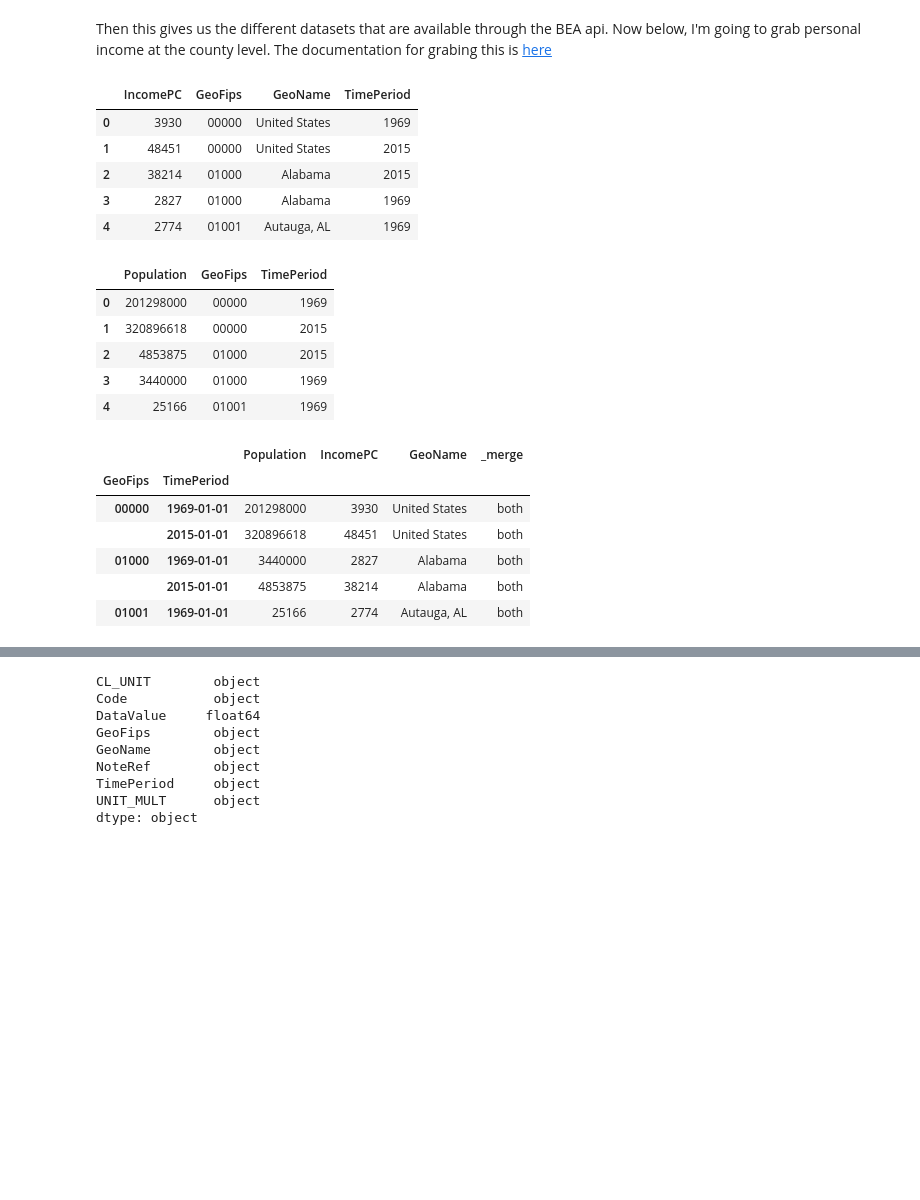
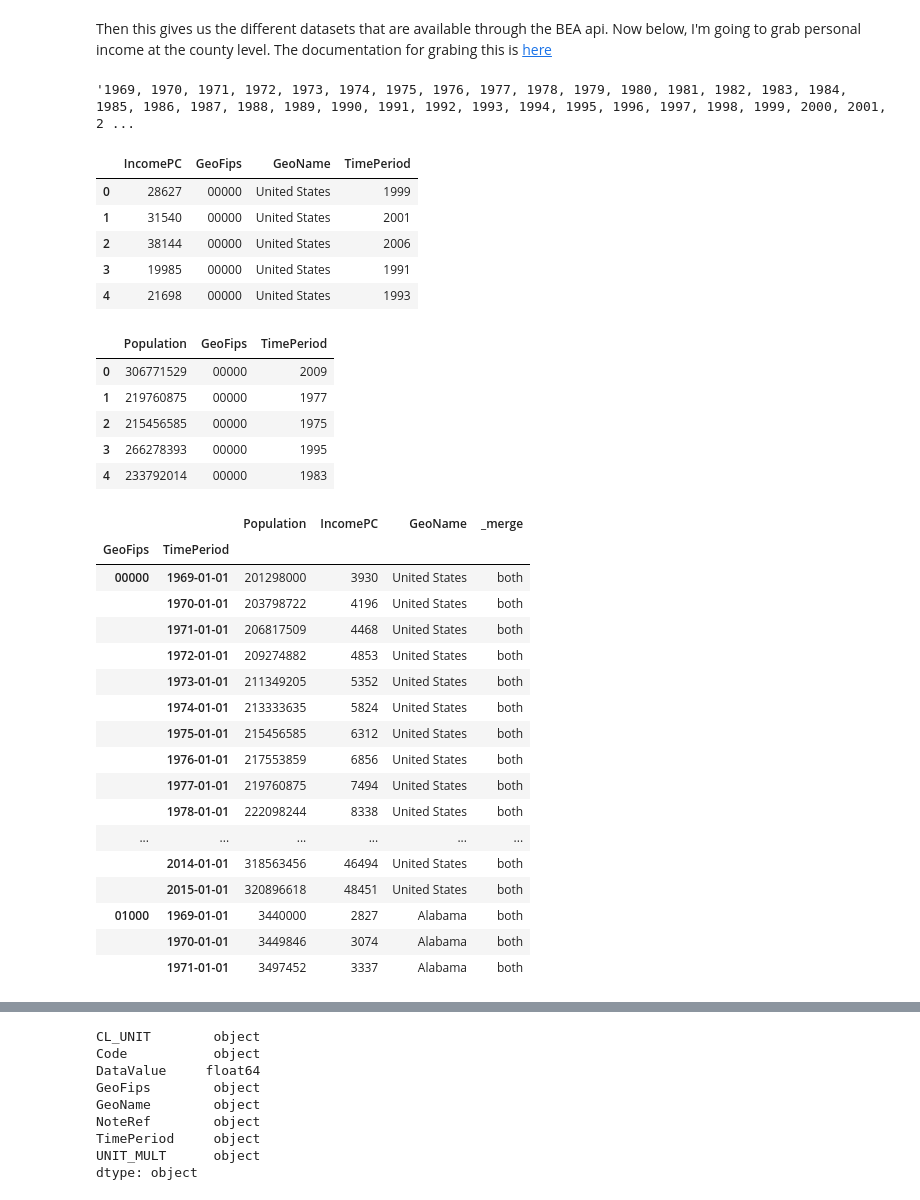
Before and after one commit to mwaugh0328/data_bootcamp_spring_2018, a Jupyter notebook: final_project/geo_bcycles_explore.ipynb, the cells around one changed output, grey strips where cells are left out. Saved outputs shown, nothing was run; the diff lists cells and outputs as text; code cells hidden in the pictures; blank space fills up the shorter version.

Commit message:
all years for bea

```diff
--- a/final_project/geo_bcycles_explore.ipynb
+++ b/final_project/geo_bcycles_explore.ipynb
@@ -54,6 +54,17 @@ df
 | 13 | Metadata about other API datasets | APIDatasetMetaData |
 # %% [markdown]
 Then this gives us the different datasets that are available through the BEA api. Now below, I'm going to grab personal income at the county level. The documentation for grabing this is [here](https://www.bea.gov/API/bea_web_service_api_user_guide.htm)
+# %%
+years = range(1969,2016)
+years = list(years)
+
+years = "".join(str(years))
+
+years = years[1:-1]
+# %%
+years
+# %% [output]
+'1969, 1970, 1971, 1972, 1973, 1974, 1975, 1976, 1977, 1978, 1979, 1980, 1981, 1982, 1983, 1984, 1985, 1986, 1987, 1988, 1989, 1990, 1991, 1992, 1993, 1994, 1995, 1996, 1997, 1998, 1999, 2000, 2001, 2 ...
 # %%
 my_key = "https://bea.gov/api/data?&UserID=6BF79D8C-8042-4196-88DC-0E0C55B0C3B6&method=GetData&"
 
@@ -63,7 +74,7 @@ table_and_line_income = "TableName=CA1&LineCode=3&"
 
 table_and_line_population = "TableName=CA1&LineCode=2&"
 
-year = "Year=1969,2015&"
+year = "Year=" + years + "&"
 
 location = "GeoFips=COUNTY&"
 
@@ -84,11 +95,11 @@ df_income.rename(columns={"DataValue":"IncomePC"}, inplace=True)
 df_income.head()
 # %% [output]
 |  | IncomePC | GeoFips | GeoName | TimePeriod |
-| 0 | 3930 | 00000 | United States | 1969 |
-| 1 | 48451 | 00000 | United States | 2015 |
-| 2 | 38214 | 01000 | Alabama | 2015 |
-| 3 | 2827 | 01000 | Alabama | 1969 |
-| 4 | 2774 | 01001 | Autauga, AL | 1969 |
+| 0 | 28627 | 00000 | United States | 1999 |
+| 1 | 31540 | 00000 | United States | 2001 |
+| 2 | 38144 | 00000 | United States | 2006 |
+| 3 | 19985 | 00000 | United States | 1991 |
+| 4 | 21698 | 00000 | United States | 1993 |
 # %%
 API_URL = my_key + data_set + table_and_line_population + year + location + form
 
@@ -105,11 +116,11 @@ population.rename(columns={"DataValue":"Population"}, inplace=True)
 population.head()
 # %% [output]
 |  | Population | GeoFips | TimePeriod |
-| 0 | 201298000 | 00000 | 1969 |
-| 1 | 320896618 | 00000 | 2015 |
-| 2 | 4853875 | 01000 | 2015 |
-| 3 | 3440000 | 01000 | 1969 |
-| 4 | 25166 | 01001 | 1969 |
+| 0 | 306771529 | 00000 | 2009 |
+| 1 | 219760875 | 00000 | 1977 |
+| 2 | 215456585 | 00000 | 1975 |
+| 3 | 266278393 | 00000 | 1995 |
+| 4 | 233792014 | 00000 | 1983 |
 # %%
 combo = pd.merge(population, df_income,   # left df, right df
                  how='inner',      # Try the different options, inner, outer, left, right...what happens.
@@ -124,12 +135,23 @@ combo.set_index(["GeoFips","TimePeriod"],inplace = True)
 # %%
 combo.sort_index(level="GeoFips", inplace = True)
 # %%
-combo.head()
+combo.head(50)
 # %% [output]
 |  |  | Population | IncomePC | GeoName | _merge |
 | GeoFips | TimePeriod |  |  |  |  |
 | 00000 | 1969-01-01 | 201298000 | 3930 | United States | both |
+|  | 1970-01-01 | 203798722 | 4196 | United States | both |
+|  | 1971-01-01 | 206817509 | 4468 | United States | both |
+|  | 1972-01-01 | 209274882 | 4853 | United States | both |
+|  | 1973-01-01 | 211349205 | 5352 | United States | both |
+|  | 1974-01-01 | 213333635 | 5824 | United States | both |
+|  | 1975-01-01 | 215456585 | 6312 | United States | both |
+|  | 1976-01-01 | 217553859 | 6856 | United States | both |
+|  | 1977-01-01 | 219760875 | 7494 | United States | both |
+|  | 1978-01-01 | 222098244 | 8338 | United States | both |
+| ... | ... | ... | ... | ... | ... |
+|  | 2014-01-01 | 318563456 | 46494 | United States | both |
 |  | 2015-01-01 | 320896618 | 48451 | United States | both |
 | 01000 | 1969-01-01 | 3440000 | 2827 | Alabama | both |
-|  | 2015-01-01 | 4853875 | 38214 | Alabama | both |
-| 01001 | 1969-01-01 | 25166 | 2774 | Autauga, AL | both |
+|  | 1970-01-01 | 3449846 | 3074 | Alabama | both |
+|  | 1971-01-01 | 3497452 | 3337 | Alabama | both |
```
Also changed, not shown: parts of 3 cells of this notebook, 1 other file.
